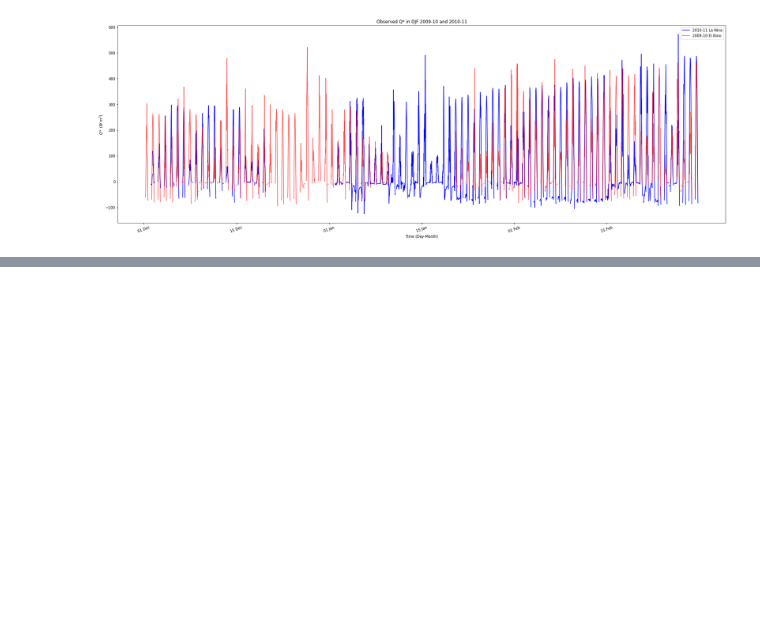
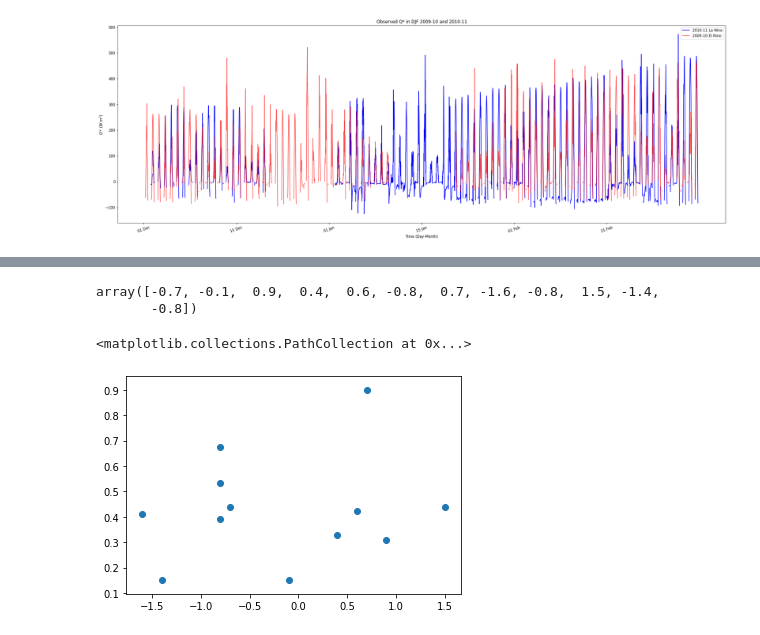
Before and after one commit to rachcheyne/ASSIGNMENT-2, a Jupyter notebook: VAIRA RANCH IONE.ipynb, the cells around one changed output, grey strips where cells are left out. Drawn from its saved outputs; the diff is of its cells as text; code cells hidden in the pictures; blank space fills up the shorter version.

```diff
--- a/VAIRA RANCH IONE.ipynb
+++ b/VAIRA RANCH IONE.ipynb
@@ -130,0 +193,35 @@ TA_2011_range=TA2011.resample('1D').max()-TA2011.resample('1D').min()
+# %%
+SST
+# %% [output]
+array([-0.7, -0.1,  0.9,  0.4,  0.6, -0.8,  0.7, -1.6, -0.8,  1.5, -1.4,
+       -0.8])
+# %%
+YEARLY_QH_RATIO=[]
+YEARLY_QH_RATIO.append(np.mean(df_2001DJF.H/df_2001DJF.NETRAD))
+YEARLY_QH_RATIO.append(np.mean(df_2002DJF.H/df_2002DJF.NETRAD))
+NR_03=df_2003DJF[df_2003DJF.NETRAD!=0]
+YEARLY_QH_RATIO.append(np.mean(df_2003DJF.H/NR_03.NETRAD))
+NR_04=df_2004DJF[df_2004DJF.NETRAD!=0]
+YEARLY_QH_RATIO.append(np.mean(df_2004DJF.H/NR_04.NETRAD))
+NR_05=df_2005DJF[df_2005DJF.NETRAD!=0]
+YEARLY_QH_RATIO.append(np.mean(df_2005DJF.H/NR_05.NETRAD))
+NR_06=df_2006DJF[df_2006DJF.NETRAD!=0]
+YEARLY_QH_RATIO.append(np.mean(df_2006DJF.H/NR_06.NETRAD))
+NR_07=df_2007DJF[df_2007DJF.NETRAD!=0]
+YEARLY_QH_RATIO.append(np.mean(df_2007DJF.H/NR_07.NETRAD))
+YEARLY_QH_RATIO.append(np.mean(df_2008DJF.H/df_2008DJF.NETRAD))
+YEARLY_QH_RATIO.append(np.mean(df_2009DJF.H/df_2009DJF.NETRAD))
+YEARLY_QH_RATIO.append(np.mean(df_2010DJF.H/df_2010DJF.NETRAD))
+YEARLY_QH_RATIO.append(np.mean(df_2011DJF.H/df_2011DJF.NETRAD))
+YEARLY_QH_RATIO.append(np.mean(df_2012DJF.H/df_2012DJF.NETRAD))
+#YEARLY_QE_RATIO.append(np.mean(df_2013DJF.LE/df_2013DJF.NETRAD))
+#YEARLY_QE_RATIO.append(np.mean(df_2014DJF.LE/df_2014DJF.NETRAD))
+#YEARLY_QE_RATIO.append(np.mean(df_2015DJF.LE/df_2015DJF.NETRAD))
+#YEARLY_QE_RATIO.append(np.mean(df_2016DJF.LE/df_2016DJF.NETRAD))
+#YEARLY_QE_RATIO.append(np.mean(df_2017DJF.LE/df_2017DJF.NETRAD))
+#YEARLY_QE_RATIO.append(np.mean(df_2018DJF.LE/df_2018DJF.NETRAD))
+#YEARLY_QE_RATIO.append(np.mean(df_2019DJF.LE/df_2019DJF.NETRAD))
+plt.scatter(SST,YEARLY_QH_RATIO)
+# %% [output]
+<matplotlib.collections.PathCollection at 0x...>
+[figure, added]
```
Also changed, not shown: parts of 6 cells of this notebook.
